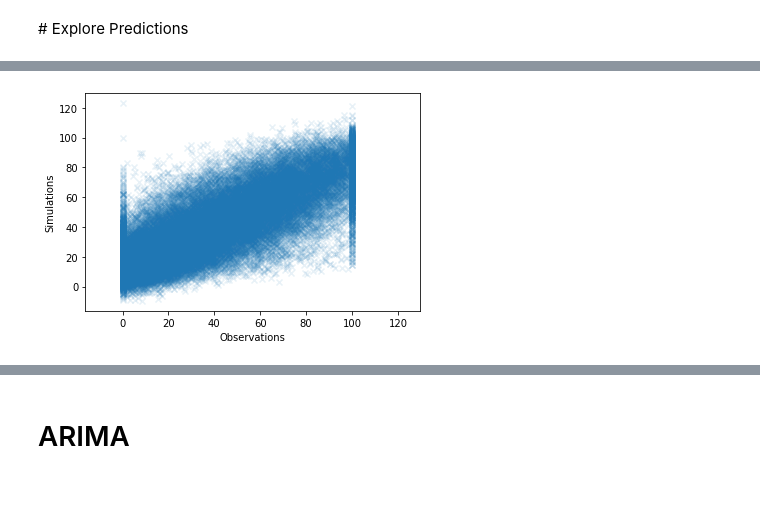
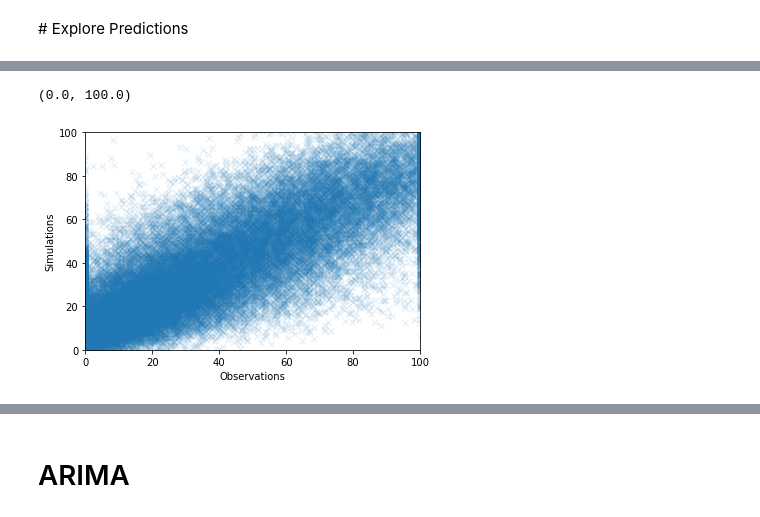
Before and after one commit to tommylees112/spatio_temporal, a Jupyter notebook: notebooks/kenya_evaluate.ipynb, the cells around one changed output, grey strips where cells are left out. Saved outputs shown, nothing was run; the diff lists cells and outputs as text; code cells hidden in the pictures; blank space fills up the shorter version.

```diff
--- a/notebooks/kenya_evaluate.ipynb
+++ b/notebooks/kenya_evaluate.ipynb
@@ -141,6 +141,9 @@ Data variables:
     obs      (time, pixel) float64 ...
 # %%
 from spatio_temporal.training.eval_utils import _plot_scatter
-_plot_scatter(preds);
+f, ax = _plot_scatter(preds);
+ax.set_xlim(0, 100)
+ax.set_ylim(0, 100)
 # %% [output]
+(0.0, 100.0)
-[figure, old version]
+[figure, new version]
```
Also changed, not shown: parts of 10 cells of this notebook, 2 other files.
